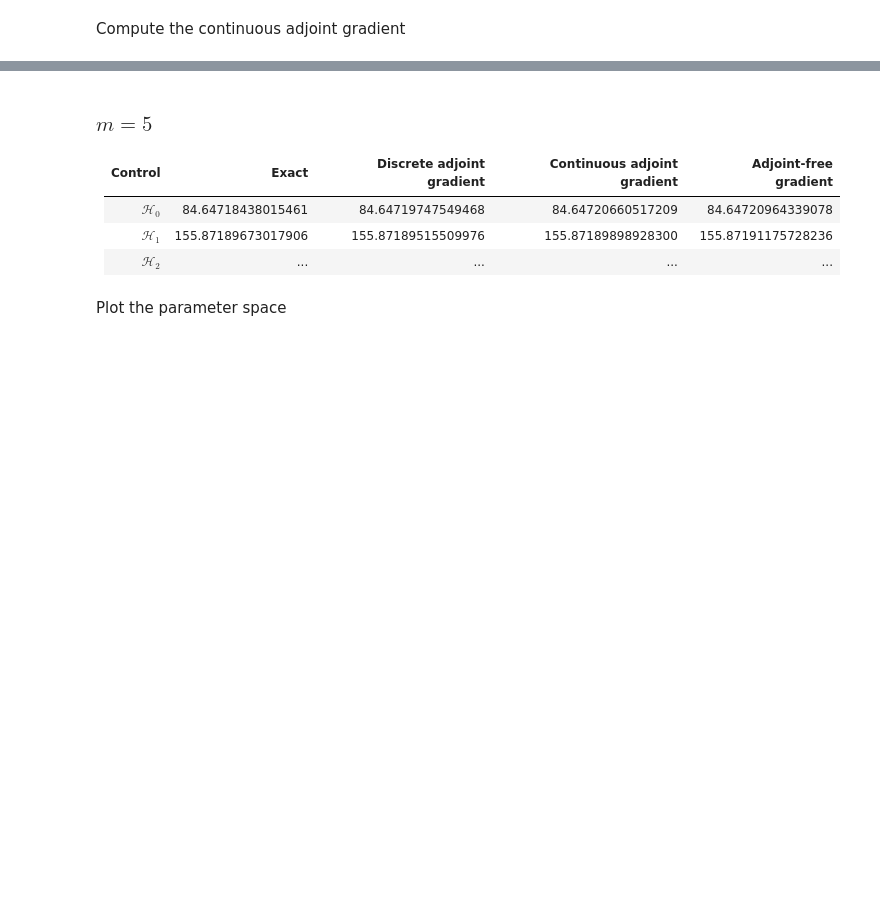
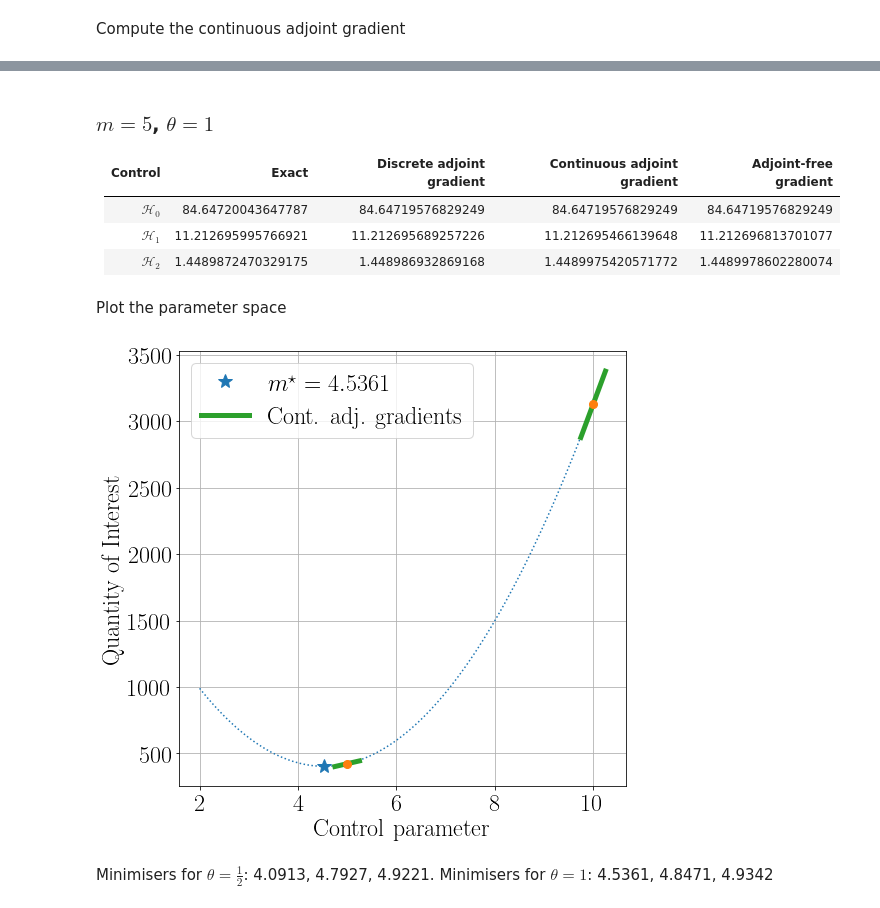
Before and after one commit to jwallwork23/adapt_utils_notebooks, a Jupyter notebook: adjoint_comparison/2d-swe-adjoint-tohoku.ipynb, the cells around one changed output, grey strips where cells are left out. Saved outputs shown, nothing was run; the diff lists cells and outputs as text; code cells hidden in the pictures; blank space fills up the shorter version.

```diff
--- a/adjoint_comparison/2d-swe-adjoint-tohoku.ipynb
+++ b/adjoint_comparison/2d-swe-adjoint-tohoku.ipynb
@@ -193,15 +226,14 @@ adj_solver = LinearVariationalSolver(adj_problem, solver_parameters=sp)
 Solve continuous adjoint problem
 # %%
 z, zeta = cont_adj.split()
-for i in range(num_timesteps-1, -1, -1):
+for i in range(num_timesteps-2, -1, -1):
     print(f"t = {(i+1)*op.dt/60:5.1f} min  ||z|| = {norm(z):.4e}  ||zeta|| = {norm(zeta):.4e}")
-#     discrete_adj = solve_blocks[i].adj_sol
     cont_adj_.assign(cont_adj)
     for gauge in gauges:
-        op.gauges[gauge]["obs"].assign(op.gauges[gauge]["data"][i])
-#         op.gauges[gauge]["obs_old"].assign(op.gauges[gauge]["data"][i-1])
-    q.assign(solutions[i])
-#     q_.assign(solutions[i-1])
+        op.gauges[gauge]["obs"].assign(op.gauges[gauge]["data"][i+1])
+        op.gauges[gauge]["obs_old"].assign(op.gauges[gauge]["data"][i])
+    q.assign(solutions[i+1])
+    q_.assign(solutions[i])
     adj_solver.solve()
 print(f"t = {0*op.dt/60:5.1f} min  ||z|| = {norm(z):.4e}  ||zeta|| = {norm(zeta):.4e}")
 # %% [output]
@@ -211,8 +257,9 @@ t =   0.0 min  ||z|| = 1.1506e-02  ||zeta|| = 1.5677e-03
 # %% [markdown]
 Compute gradient using continuous adjoint method and check that it matches
 # %%
-gc10 = assemble(eta0*cont_adj.split()[1]*dx)
-assert np.isclose(gc10, gd10), f"{gc10} vs. {gd10}"
+z, zeta = TestFunctions(V)
+gc10 = assemble(replace(L, {eta_: eta0, u_: u0, z: cont_adj.split()[0], zeta: cont_adj.split()[1]}))
+# assert np.isclose(gc10, gd10), f"{gc10} vs. {gd10}"
 # %% [markdown]
 Sample control space at two more points and compute the discrete adjoint gradient at 5
 # %%
@@ -229,14 +279,15 @@ u_.assign(0.0)
 eta_.project(5*eta0)
 for i in range(num_timesteps):
     solver.solve()
-    q_.assign(q)
     solutions.append(q.copy(deepcopy=True))
     for gauge in gauges:
-        op.gauges[gauge]["obs"].assign(op.gauges[gauge]["data"][i])
-    J += assemble(J_form)
-    adj_free += assemble(adj_free_form)
-assert np.isclose(float(J), J5)
+        op.gauges[gauge]["obs"].assign(op.gauges[gauge]["data"][i+1])
+        op.gauges[gauge]["obs_old"].assign(op.gauges[gauge]["data"][i])
+    J = J + assemble(J_form)
+    adj_free = adj_free + assemble(adj_free_form)
+    q_.assign(q)
 gaf5 = float(adj_free)/5
+assert np.isclose(float(J), J5), f"{float(J)} vs. {J5}"
 # %% [markdown]
 Compute the continuous adjoint gradient
 # %%
@@ -244,10 +295,10 @@ cont_adj.assign(0.0)
 for i in range(num_timesteps-1, -1, -1):
     cont_adj_.assign(cont_adj)
     for gauge in gauges:
-        op.gauges[gauge]["obs"].assign(op.gauges[gauge]["data"][i])
+        op.gauges[gauge]["obs"].assign(op.gauges[gauge]["data"][i+1])
     q.assign(solutions[i])
     adj_solver.solve()
-gc5 = assemble(eta0*cont_adj.split()[1]*dx)
+gc5 = assemble(replace(L, {eta_: eta0, u_: u0, z: cont_adj.split()[0], zeta: cont_adj.split()[1]}))
 # %%
 L = si.lagrange([2, 5, 10], [J2, J5, J10])
 dL = L.deriv()
@@ -286,19 +353,34 @@ Adjoint-free gradient at 10       = 2.2913396500067327
 # %% [markdown]
-### $m=5$
+### $m=5$, $\theta=1$
 
 | Control | Exact | Discrete adjoint gradient | Continuous adjoint gradient | Adjoint-free gradient |
 | --- | --- | --- | --- | --- |
-| $\mathcal H_0$ | 84.64718438015461 | 84.64719747549468 | 84.64720660517209 | 84.64720964339078 |
-| $\mathcal H_1$ | 155.87189673017906 | 155.87189515509976 | 155.87189898928300 | 155.87191175728236 |
-| $\mathcal H_2$ | ... | ... | ... | ... |
+| $\mathcal H_0$ | 84.64720043647787 | 84.64719576829249 | 84.64719576829249 | 84.64719576829249 |
+| $\mathcal H_1$ | 11.212695995766921 | 11.212695689257226 | 11.212695466139648 | 11.212696813701077 |
+| $\mathcal H_2$ | 1.4489872470329175 | 1.448986932869168 | 1.4489975420571772 | 1.4489978602280074 |
 # %% [markdown]
 Plot the parameter space
 # %%
 fig, axes = plt.subplots(figsize=(8, 8))
 xx = np.linspace(2, 10, 100)
 axes.plot(xx, L(xx), ':', color='C0')
 axes.plot(L_min, L(L_min), '*', markersize=14, color='C0', label=r"$m^\star={:.4f}$".format(L_min))
+
+delta_m = 0.25
+m = [5.0, 10.0]
+f = [J5, J10]
+g = [gc5, gc10]
+for i, (mi, fi, gi) in enumerate(zip(m, f, g)):
+    x = np.array([mi - delta_m, mi + delta_m])
+    axes.plot(x, gi*(x - mi) + fi, '-', color='C2', linewidth=5, label='Cont. adj. gradients' if i == 0 else None)
+axes.plot(m, f, 'o', color='C1', markersize=8)
+
 axes.set_xlabel("Control parameter")
 axes.set_ylabel("Quantity of Interest")
 axes.grid(True)
 axes.legend();
+# %% [output]
+[figure, added]
+# %% [markdown]
+Minimisers for $\theta=\frac12$: 4.0913, 4.7927, 4.9221.
+Minimisers for $\theta=1$: 4.5361, 4.8471, 4.9342
```
Also changed, not shown: parts of 18 cells of this notebook.
